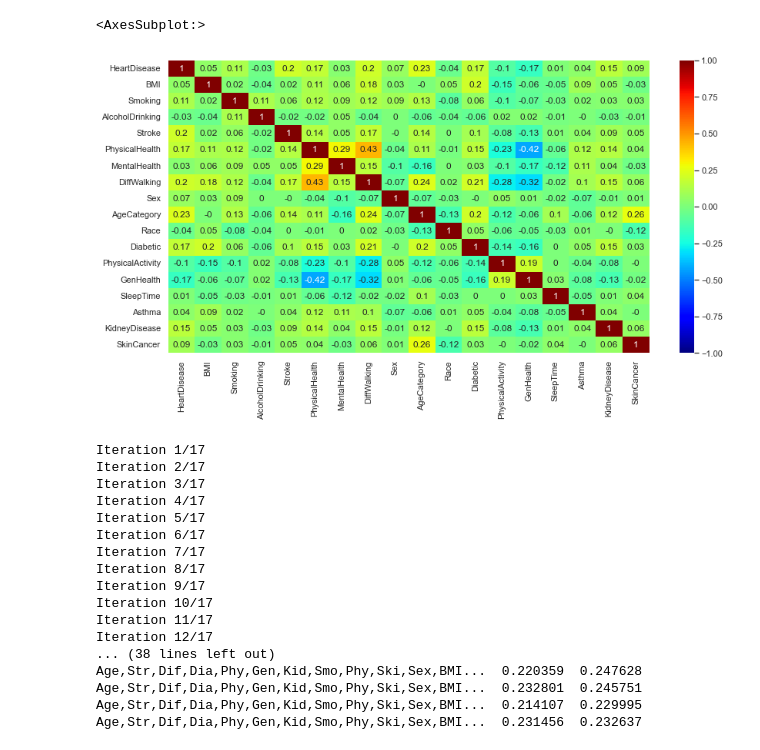
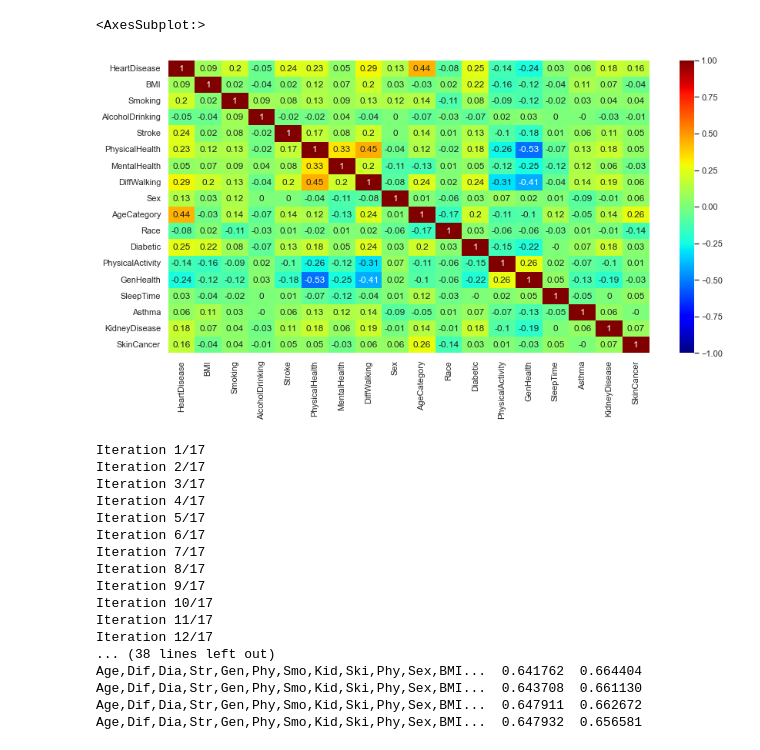
Before and after one commit to dospix/Heart-Disease-Prediction-ML, a Jupyter notebook: Heart-Disease-Prediction-Model notebook.ipynb, the cells around one changed output. Drawn from its saved outputs; the diff is of its cells as text; code cells hidden in the pictures.

Commit message:
compute metrics for ml model based on amount of undersampling

```diff
--- a/Heart-Disease-Prediction-Model notebook.ipynb
+++ b/Heart-Disease-Prediction-Model notebook.ipynb
@@ -49,47 +124,26 @@ df["BMI"] = df["BMI"].astype("int")
 # %%
 # Seeing which features correlate with "HeartDisease" the most(first column)
 # These will be used in our machine learning model, while the others will be discarded
 
+new_df = undersample_dataset(df, "HeartDisease", 90)
 sns.set(rc = {'figure.figsize':(14,7)})
-sns.heatmap(df.corr().round(2), annot=True, cmap='jet', vmin=-1, vmax=1)
+sns.heatmap(new_df.corr().round(2), annot=True, cmap='jet', vmin=-1, vmax=1)
 # %% [output]
 <AxesSubplot:>
-[figure, old version]
+[figure, new version]
 # %%
-# Since we want the model to be really good at finding positive cases, the most important metric for it will be recall, followed closely by precision
-# First we will check how many features we can add to our model to get the best recall and precision
+# Now we will check how many features we can add to our model to get the best recall and precision
 
-def compute_decisiontreeclassifier_metrics(X_train, X_test, y_train, y_test, repetions=10):
-    acc = 0
-    prec = 0
-    recall = 0
-    f1 = 0
-    for _ in range(repetions):
-        model = DecisionTreeClassifier()
-        model.fit(X_train, y_train)
-        y_pred = model.predict(X_test)
-        acc += metrics.accuracy_score(y_test, y_pred)
-        # There can be 0 positive predictions, so we set zero_divison=0 to avoid any errors
-        prec += metrics.precision_score(y_test, y_pred, zero_division = 0)
-        recall += metrics.recall_score(y_test, y_pred)
-        f1 += metrics.f1_score(y_test, y_pred)
-
-    acc /= repetions
-    prec /= repetions
-    recall /= repetions
-    f1 /= repetions
-
-    return acc, prec, recall, f1
-
+new_df = undersample_dataset(df, "HeartDisease", 90)
 # Stores the correlation between every feature and HeartDisease (first column from our heatmap) in descending order of absolute value
-corr_to_heartdisease = pd.Series(df.corr().round(2).iloc[:,0]).drop("HeartDisease").abs()
+corr_to_heartdisease = pd.Series(new_df.corr().round(2).iloc[:,0]).drop("HeartDisease").abs()
 corr_to_heartdisease = corr_to_heartdisease.sort_values(ascending=False)
 
 X = pd.DataFrame()
-y = df["HeartDisease"]
+y = new_df["HeartDisease"]
 result = pd.DataFrame(columns=["acc", "prec", "recall", "f1"])
 for index in corr_to_heartdisease.index:
-    X[index] = df[index]
+    X[index] = new_df[index]
     print(f"Iteration {len(X.columns)}/{len(corr_to_heartdisease.index)}")
 
     X_train, X_test, y_train, y_test= train_test_split(X, y, test_size=0.2)
@@ -104,9 +158,17 @@ for index in corr_to_heartdisease.index:
     result.loc[row_name] = scores
 
 print(result)
-# recall seems to rise with the number of features, so the best recall is with all 17 features(aprox. 0.25)
-# precision seems to decrease with the number of features, starting at 4 features(starts at aprox. 0.5 and ends up at 0.25)
-# because the f1 score is at it's highest with all 17 features(aprox. 0.25), we will use all of them for our model
+# Recall is at it's highest with one feature. However accuracy, precision and f1 are at their highest with 5:
+#                                                          acc      prec  recall        f1
+# Age                                                 0.686242  0.639337  0.799376  0.710456
+# Age,Dif                                             0.712292  0.676818  0.787134  0.727820
+# Age,Dif,Dia                                         0.714324  0.693472  0.740156  0.716054
+# Age,Dif,Dia,Str                                     0.727746  0.696744  0.771596  0.732262
+# Age,Dif,Dia,Str,Gen                                 0.747430  0.728041  0.768450  0.747700
+# Age,Dif,Dia,Str,Gen,Phy                             0.730334  0.712100  0.739307  0.725448
+# Age,Dif,Dia,Str,Gen,Phy,Smo                         0.734943  0.729179  0.725041  0.727104
+#
+# because of that the final model will contain 5 features: AgeCategory, DiffWalking, Diabetic, Stroke, GenHealth
 # %% [output]
 Iteration 1/17
 Iteration 2/17
@@ -121,7 +183,7 @@ Iteration 10/17
 Iteration 11/17
 Iteration 12/17
 ... (38 lines left out)
-Age,Str,Dif,Dia,Phy,Gen,Kid,Smo,Phy,Ski,Sex,BMI...  0.220359  0.247628
-Age,Str,Dif,Dia,Phy,Gen,Kid,Smo,Phy,Ski,Sex,BMI...  0.232801  0.245751
-Age,Str,Dif,Dia,Phy,Gen,Kid,Smo,Phy,Ski,Sex,BMI...  0.214107  0.229995
-Age,Str,Dif,Dia,Phy,Gen,Kid,Smo,Phy,Ski,Sex,BMI...  0.231456  0.232637
+Age,Dif,Dia,Str,Gen,Phy,Smo,Kid,Ski,Phy,Sex,BMI...  0.641762  0.664404
+Age,Dif,Dia,Str,Gen,Phy,Smo,Kid,Ski,Phy,Sex,BMI...  0.643708  0.661130
+Age,Dif,Dia,Str,Gen,Phy,Smo,Kid,Ski,Phy,Sex,BMI...  0.647911  0.662672
+Age,Dif,Dia,Str,Gen,Phy,Smo,Kid,Ski,Phy,Sex,BMI...  0.647932  0.656581
```
Also changed, not shown: parts of 1 cell of this notebook.
